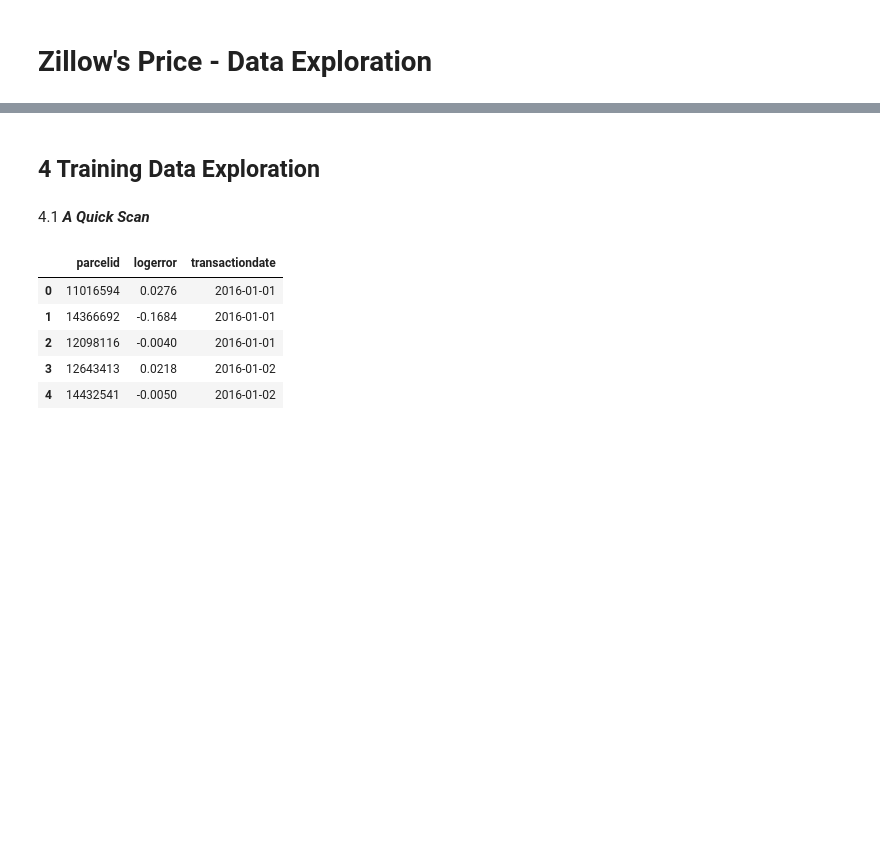
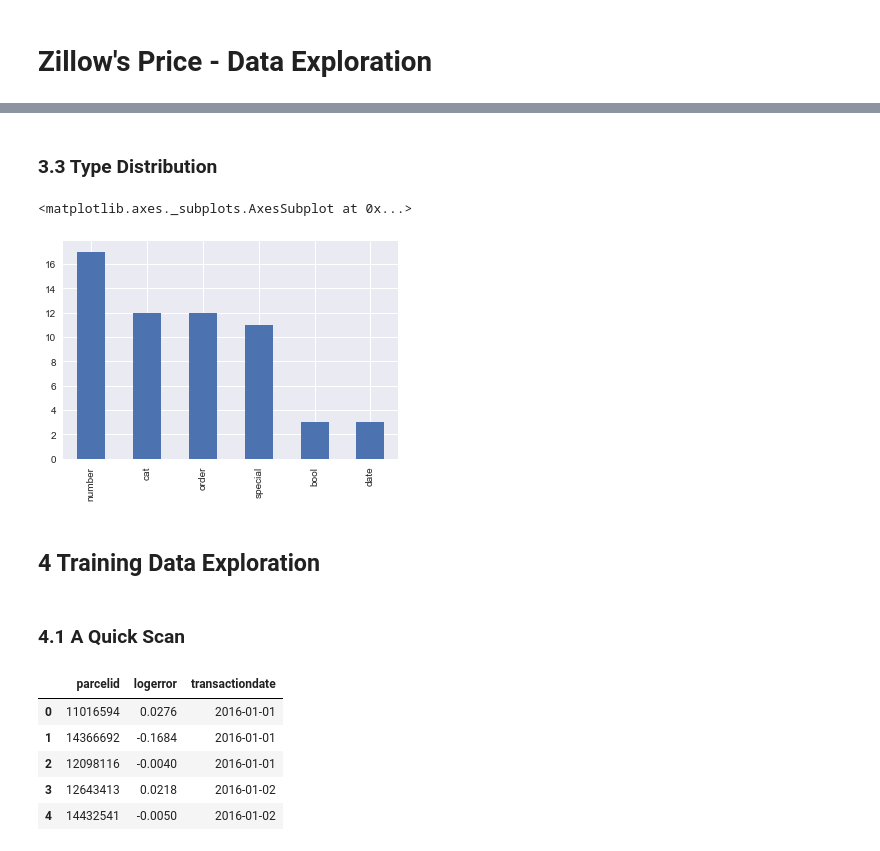
Before and after one commit to aeloyq/BerkeleyRemoteLab, a Jupyter notebook: DataExploration.ipynb, the cells around one changed output, grey strips where cells are left out. Drawn from its saved outputs; the diff is of its cells as text; code cells hidden in the pictures; blank space fills up the shorter version.

```diff
--- a/DataExploration.ipynb
+++ b/DataExploration.ipynb
@@ -47,8 +57,16 @@ dd
+# %% [markdown]
+### 3.3 Type Distribution
+# %%
+dd.Type.value_counts()
+dd.Type.value_counts().plot(kind='bar')
+# %% [output]
+<matplotlib.axes._subplots.AxesSubplot at 0x...>
+[figure, added]
 # %% [markdown]
 4 Training Data Exploration
 ----------------------------
 # %% [markdown]
-4.1 ***A Quick Scan***
+### 4.1 A Quick Scan
 # %%
 train.head()
 # %% [output]
```
Also changed, not shown: parts of 21 cells of this notebook, 2 other files.
